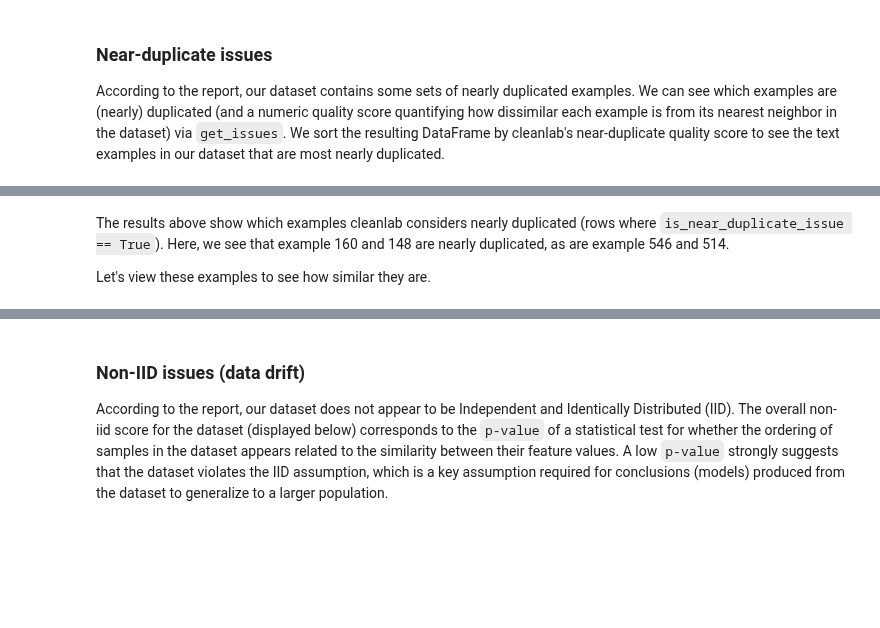
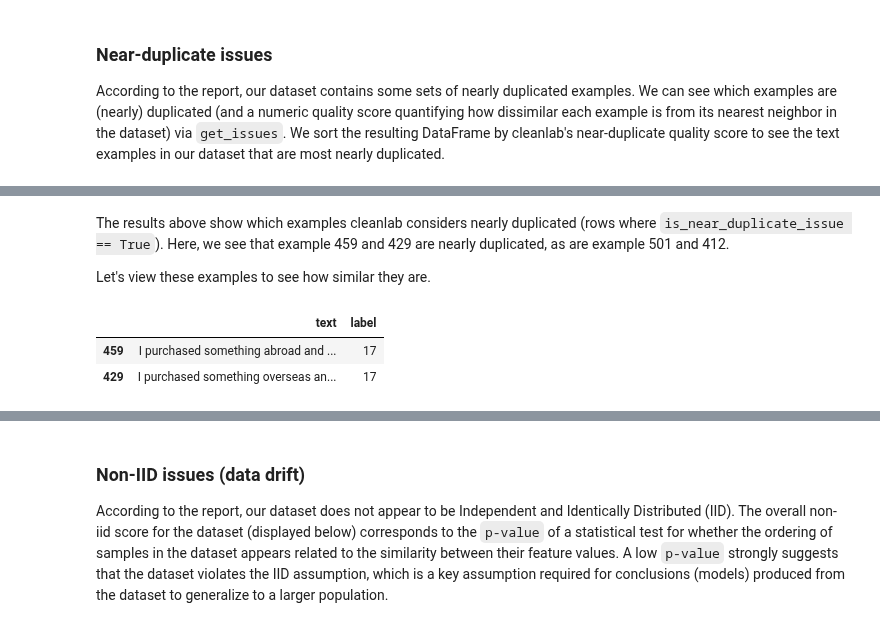
Before and after one commit to huggingface/cookbook, a Jupyter notebook: notebooks/en/issues_in_text_dataset.ipynb, the cells around one changed output, grey strips where cells are left out. Saved outputs shown, nothing was run; the diff lists cells and outputs as text; code cells hidden in the pictures; blank space fills up the shorter version.

```diff
--- a/notebooks/en/issues_in_text_dataset.ipynb
+++ b/notebooks/en/issues_in_text_dataset.ipynb
@@ -218,6 +451,10 @@ duplicate_issues.sort_values("near_duplicate_score").head()
 # %% [markdown]
-The results above show which examples cleanlab considers nearly duplicated (rows where `is_near_duplicate_issue == True`). Here, we see that example 160 and 148 are nearly duplicated, as are example 546 and 514.
+The results above show which examples cleanlab considers nearly duplicated (rows where `is_near_duplicate_issue == True`). Here, we see that example 459 and 429 are nearly duplicated, as are example 501 and 412.
 
 Let's view these examples to see how similar they are.
 # %%
-data.iloc[[160, 148]]
+data.iloc[[459, 429]]
+# %% [output]
+|  | text | label |
+| 459 | I purchased something abroad and ... | 17 |
+| 429 | I purchased something overseas an... | 17 |
```
Also changed, not shown: parts of 33 cells of this notebook.
